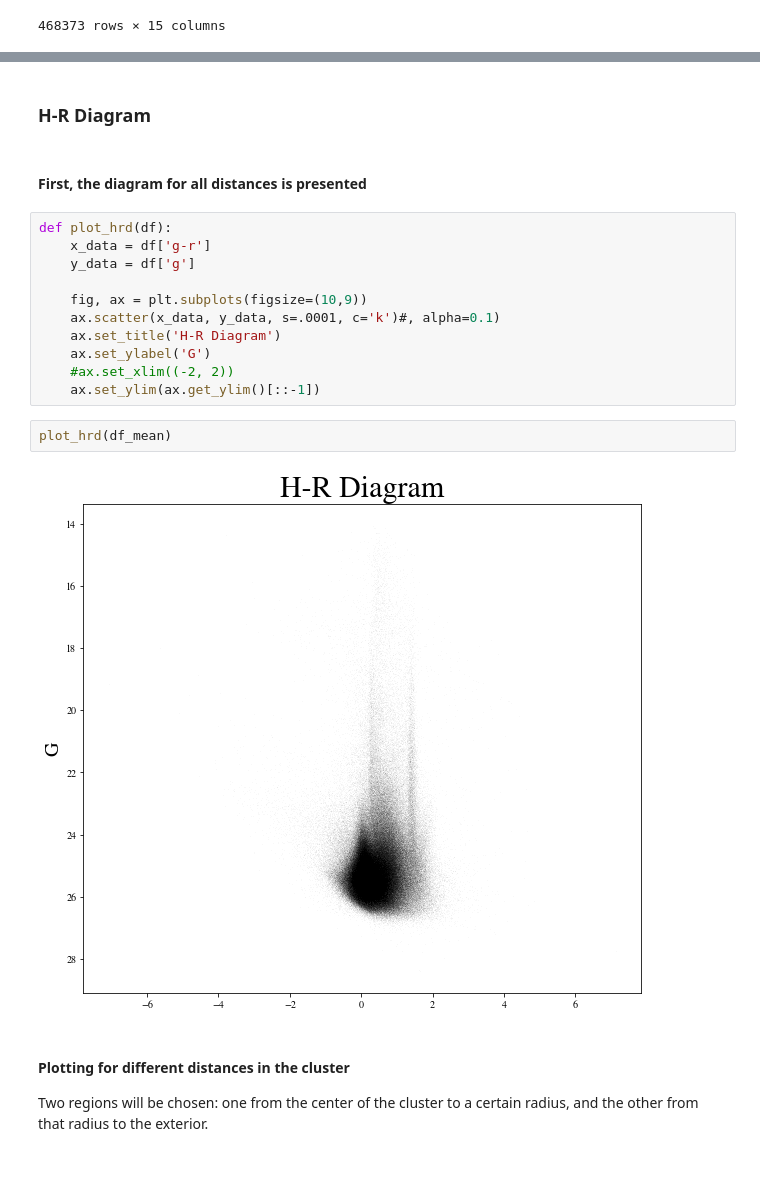
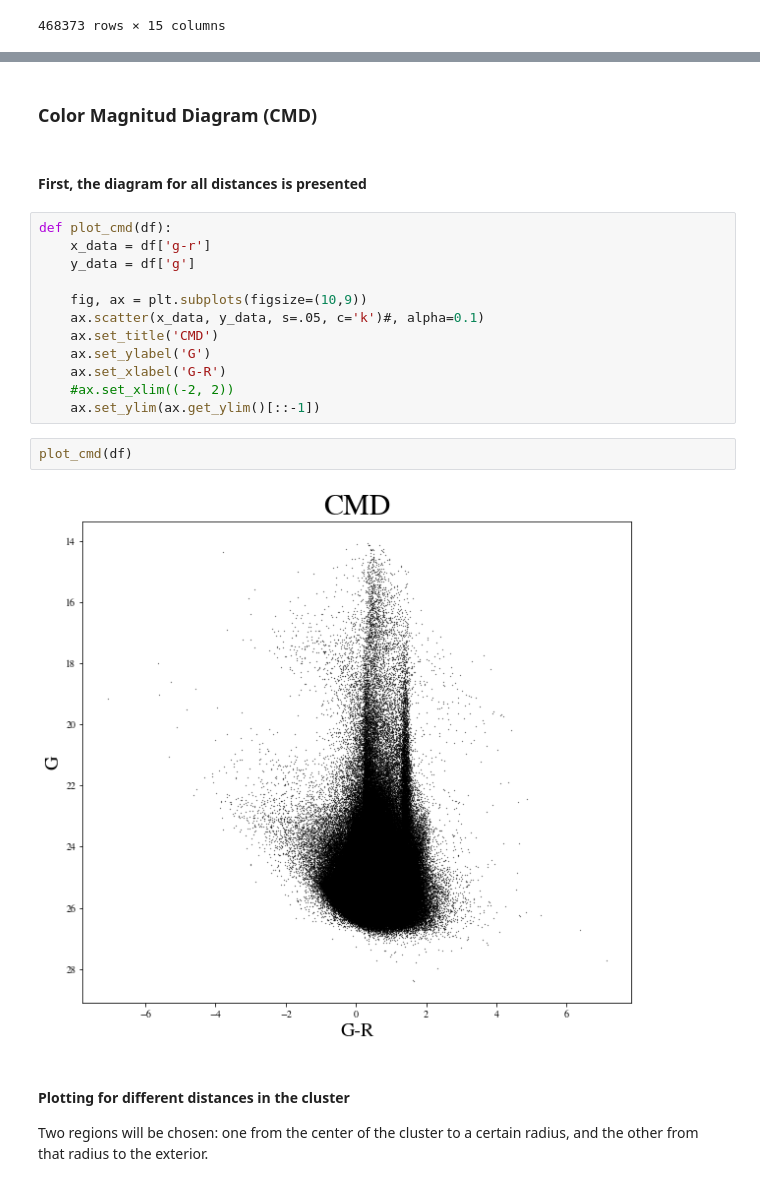
Before and after one commit to vPedreros/MW_Satellites, a Jupyter notebook: MW_satellites_nb.ipynb, the cells around one changed output, grey strips where cells are left out. Drawn from its saved outputs; the diff is of its cells as text.

```diff
--- a/MW_satellites_nb.ipynb
+++ b/MW_satellites_nb.ipynb
@@ -58,22 +46,23 @@ df_mean[:10]
-# %% [markdown]
-### **H-R Diagram**
+# %% [markdown]
+### **Color Magnitud Diagram (CMD)**
 # %% [markdown]
 #### First, the diagram for all distances is presented
 # %%
-def plot_hrd(df):
+def plot_cmd(df):
     x_data = df['g-r']
     y_data = df['g']
 
     fig, ax = plt.subplots(figsize=(10,9))
-    ax.scatter(x_data, y_data, s=.0001, c='k')#, alpha=0.1)
-    ax.set_title('H-R Diagram')
+    ax.scatter(x_data, y_data, s=.05, c='k')#, alpha=0.1)
+    ax.set_title('CMD')
     ax.set_ylabel('G')
+    ax.set_xlabel('G-R')
     #ax.set_xlim((-2, 2))
     ax.set_ylim(ax.get_ylim()[::-1])
-# %%
-plot_hrd(df_mean)
-# %% [output]
-[figure, removed]
+# %%
+plot_cmd(df)
+# %% [output]
+[figure, added]
 # %% [markdown]
 #### Plotting for different distances in the cluster
 
```
Also changed, not shown: parts of 21 cells of this notebook, 3 other files.
